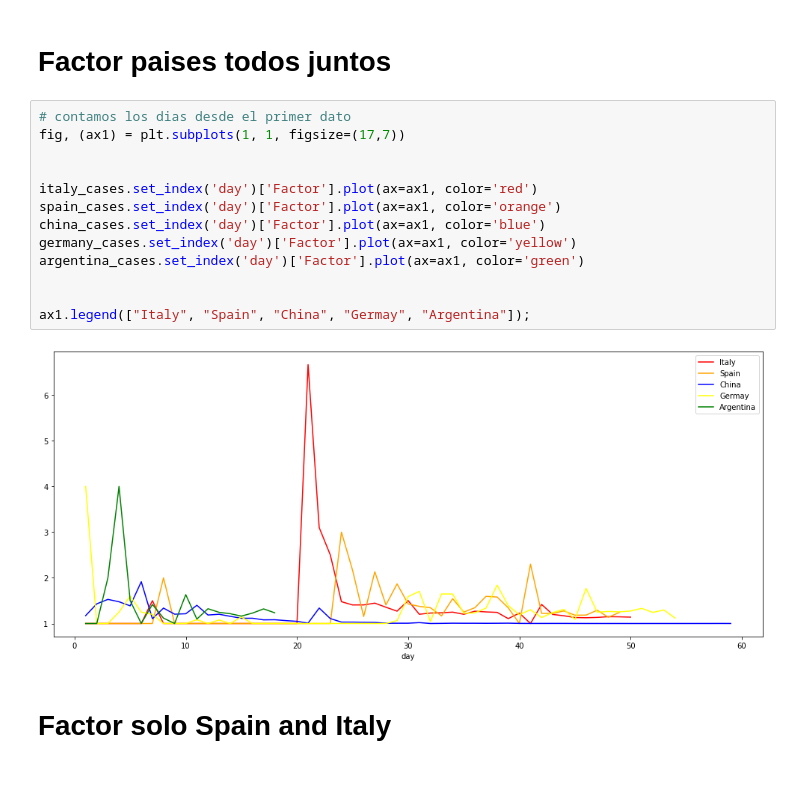
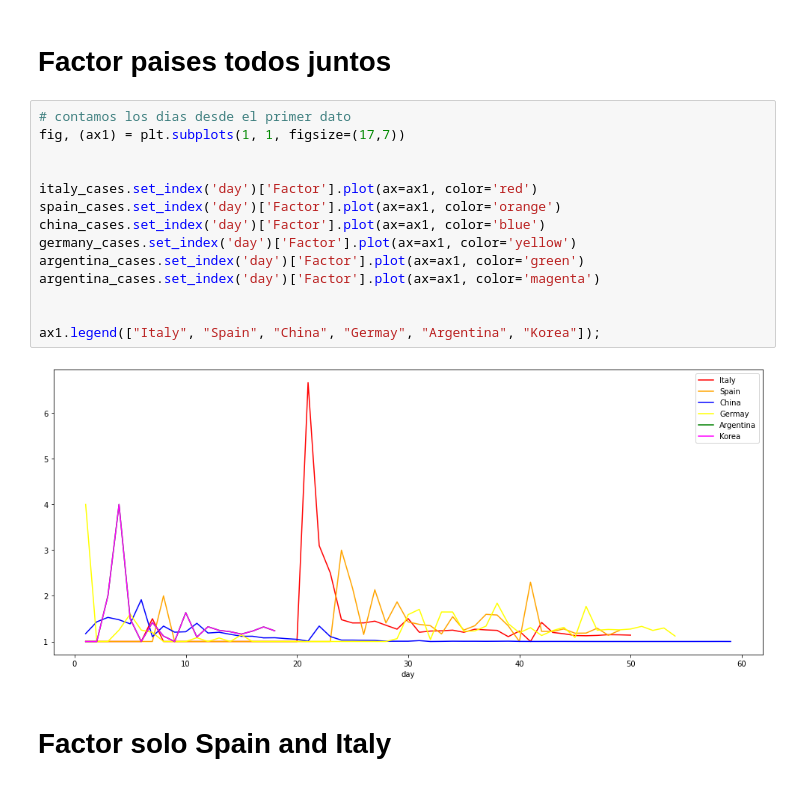
Before and after one commit to nopaixx/covid19, a Jupyter notebook: covid19.ipynb, the cells around one changed output. Drawn from its saved outputs; the diff is of its cells as text.

```diff
--- a/covid19.ipynb
+++ b/covid19.ipynb
@@ -98,18 +102,19 @@ ax3[0].legend(["Argentina", "day"]);
 # %%
 # contamos los dias desde el primer dato
 fig, (ax1) = plt.subplots(1, 1, figsize=(17,7))
 
 
 italy_cases.set_index('day')['Factor'].plot(ax=ax1, color='red')
 spain_cases.set_index('day')['Factor'].plot(ax=ax1, color='orange')
 china_cases.set_index('day')['Factor'].plot(ax=ax1, color='blue')
 germany_cases.set_index('day')['Factor'].plot(ax=ax1, color='yellow')
 argentina_cases.set_index('day')['Factor'].plot(ax=ax1, color='green')
+argentina_cases.set_index('day')['Factor'].plot(ax=ax1, color='magenta')
 
 
-ax1.legend(["Italy", "Spain", "China", "Germay", "Argentina"]);
+ax1.legend(["Italy", "Spain", "China", "Germay", "Argentina", "Korea"]);
 # %% [output]
-[figure, old version]
+[figure, new version]
 # %% [markdown]
 # Factor solo Spain and Italy
 # %%
```
Also changed, not shown: parts of 4 cells of this notebook.
